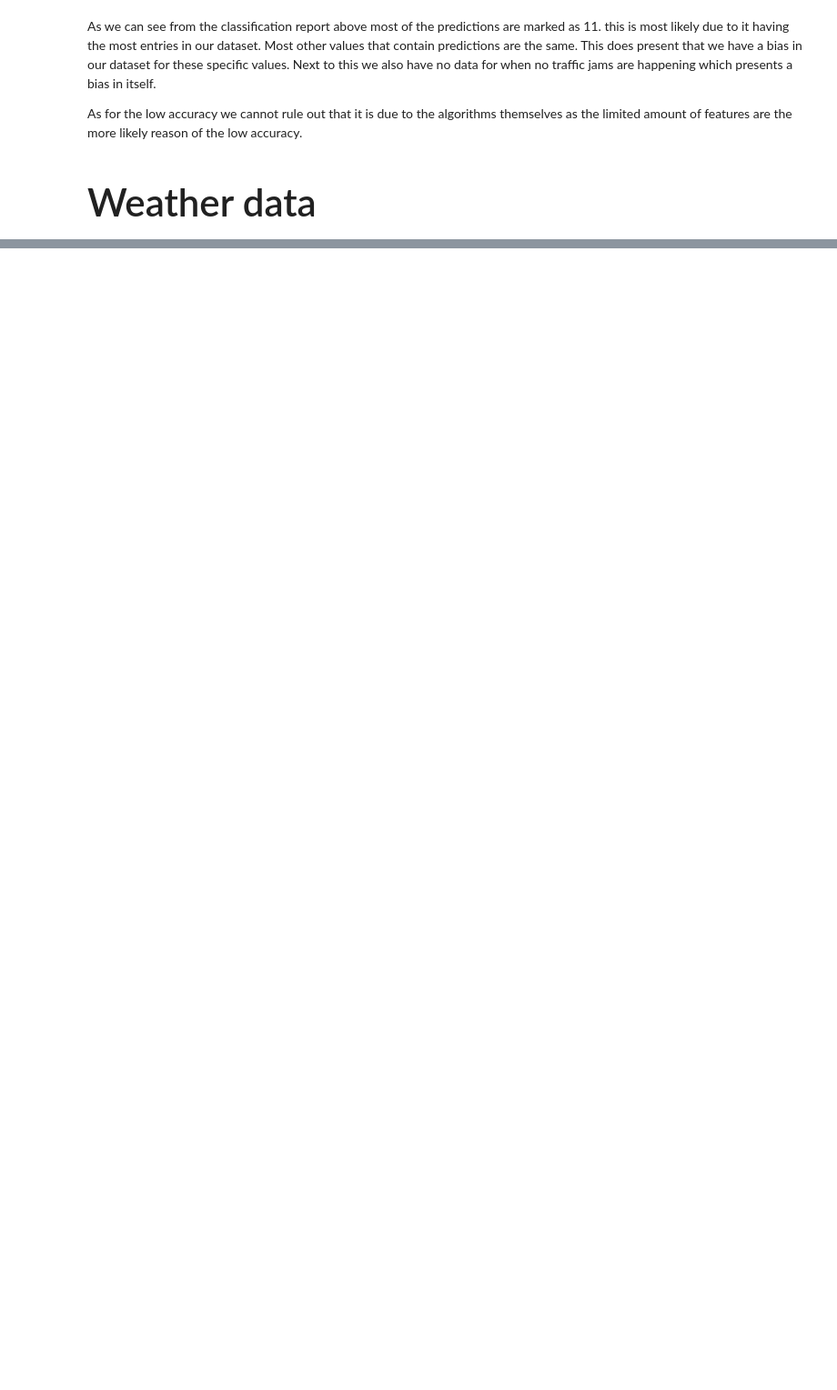
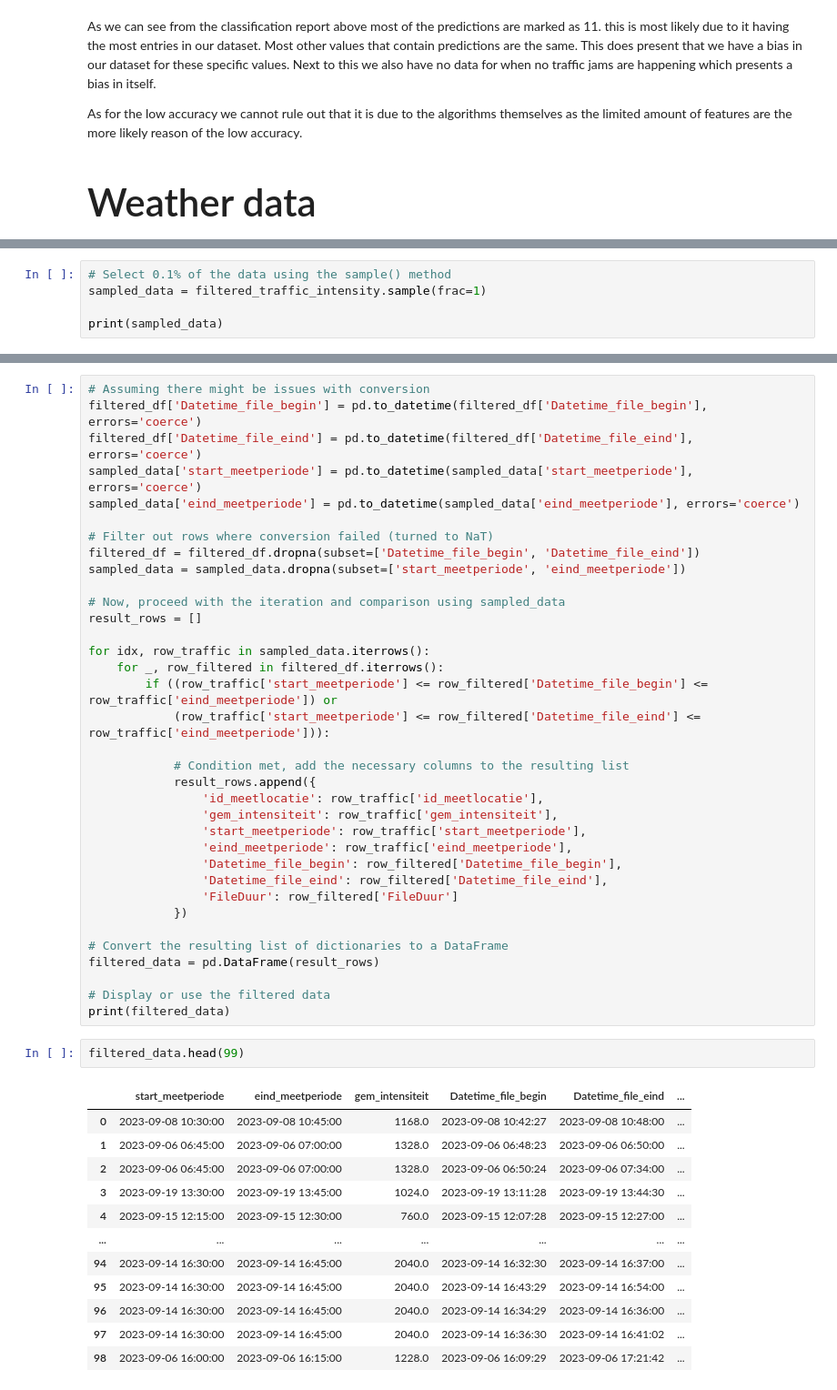
Before and after one commit to EVVISION/Notebook, a Jupyter notebook: Notebook_traffic_0.2.ipynb, the cells around one changed output, grey strips where cells are left out. Shown at 91% size. Drawn from its saved outputs; the diff is of its cells as text; blank space fills up the shorter version.

```diff
--- a/Notebook_traffic_0.2.ipynb
+++ b/Notebook_traffic_0.2.ipynb
@@ -1385,0 +1350,5 @@ memory usage: 2.3+ GB
+# %%
+# Select 0.1% of the data using the sample() method
+sampled_data = filtered_traffic_intensity.sample(frac=1)
+
+print(sampled_data)
@@ -1385,0 +1373,50 @@ memory usage: 2.3+ GB
+# %%
+# Assuming there might be issues with conversion
+filtered_df['Datetime_file_begin'] = pd.to_datetime(filtered_df['Datetime_file_begin'], errors='coerce')
+filtered_df['Datetime_file_eind'] = pd.to_datetime(filtered_df['Datetime_file_eind'], errors='coerce')
+sampled_data['start_meetperiode'] = pd.to_datetime(sampled_data['start_meetperiode'], errors='coerce')
+sampled_data['eind_meetperiode'] = pd.to_datetime(sampled_data['eind_meetperiode'], errors='coerce')
+
+# Filter out rows where conversion failed (turned to NaT)
+filtered_df = filtered_df.dropna(subset=['Datetime_file_begin', 'Datetime_file_eind'])
+sampled_data = sampled_data.dropna(subset=['start_meetperiode', 'eind_meetperiode'])
+
+# Now, proceed with the iteration and comparison using sampled_data
+result_rows = []
+
+for idx, row_traffic in sampled_data.iterrows():
+    for _, row_filtered in filtered_df.iterrows():
+        if ((row_traffic['start_meetperiode'] <= row_filtered['Datetime_file_begin'] <= row_traffic['eind_meetperiode']) or
+            (row_traffic['start_meetperiode'] <= row_filtered['Datetime_file_eind'] <= row_traffic['eind_meetperiode'])):
+
+            # Condition met, add the necessary columns to the resulting list
+            result_rows.append({
+                'id_meetlocatie': row_traffic['id_meetlocatie'],
+                'gem_intensiteit': row_traffic['gem_intensiteit'],
+                'start_meetperiode': row_traffic['start_meetperiode'],
+                'eind_meetperiode': row_traffic['eind_meetperiode'],
+                'Datetime_file_begin': row_filtered['Datetime_file_begin'],
+                'Datetime_file_eind': row_filtered['Datetime_file_eind'],
+                'FileDuur': row_filtered['FileDuur']
+            })
+
+# Convert the resulting list of dictionaries to a DataFrame
+filtered_data = pd.DataFrame(result_rows)
+
+# Display or use the filtered data
+print(filtered_data)
+# %%
+filtered_data.head(99)
+# %% [output]
+|  | start_meetperiode | eind_meetperiode | gem_intensiteit | Datetime_file_begin | Datetime_file_eind | ... |
+| 0 | 2023-09-08 10:30:00 | 2023-09-08 10:45:00 | 1168.0 | 2023-09-08 10:42:27 | 2023-09-08 10:48:00 | ... |
+| 1 | 2023-09-06 06:45:00 | 2023-09-06 07:00:00 | 1328.0 | 2023-09-06 06:48:23 | 2023-09-06 06:50:00 | ... |
+| 2 | 2023-09-06 06:45:00 | 2023-09-06 07:00:00 | 1328.0 | 2023-09-06 06:50:24 | 2023-09-06 07:34:00 | ... |
+| 3 | 2023-09-19 13:30:00 | 2023-09-19 13:45:00 | 1024.0 | 2023-09-19 13:11:28 | 2023-09-19 13:44:30 | ... |
+| 4 | 2023-09-15 12:15:00 | 2023-09-15 12:30:00 | 760.0 | 2023-09-15 12:07:28 | 2023-09-15 12:27:00 | ... |
+| ... | ... | ... | ... | ... | ... | ... |
+| 94 | 2023-09-14 16:30:00 | 2023-09-14 16:45:00 | 2040.0 | 2023-09-14 16:32:30 | 2023-09-14 16:37:00 | ... |
+| 95 | 2023-09-14 16:30:00 | 2023-09-14 16:45:00 | 2040.0 | 2023-09-14 16:43:29 | 2023-09-14 16:54:00 | ... |
+| 96 | 2023-09-14 16:30:00 | 2023-09-14 16:45:00 | 2040.0 | 2023-09-14 16:34:29 | 2023-09-14 16:36:00 | ... |
+| 97 | 2023-09-14 16:30:00 | 2023-09-14 16:45:00 | 2040.0 | 2023-09-14 16:36:30 | 2023-09-14 16:41:02 | ... |
+| 98 | 2023-09-06 16:00:00 | 2023-09-06 16:15:00 | 1228.0 | 2023-09-06 16:09:29 | 2023-09-06 17:21:42 | ... |
```
Also changed, not shown: parts of 44 cells of this notebook, 1 other file.
